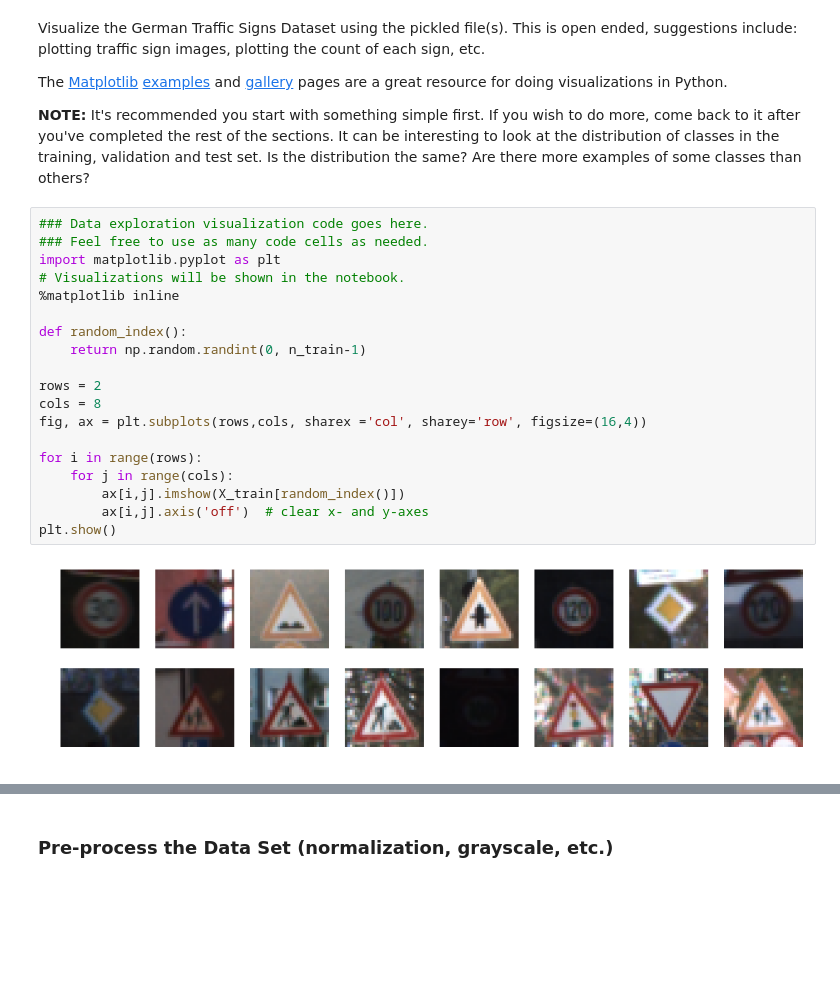
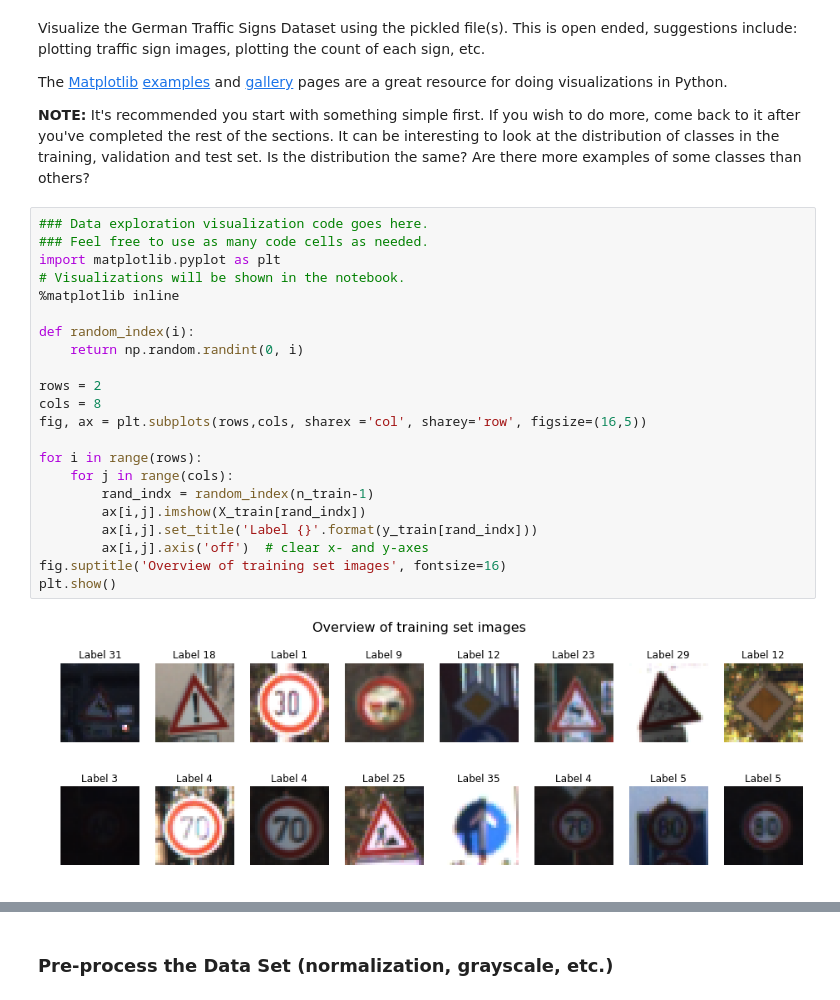
Before and after one commit to juandarr/German-traffic-sign-classifier, a Jupyter notebook: Traffic_Sign_Classifier.ipynb, the cells around one changed output, grey strips where cells are left out. Cells and saved outputs as stored; diff of their text form; blank space fills up the shorter version.

```diff
--- a/Traffic_Sign_Classifier.ipynb
+++ b/Traffic_Sign_Classifier.ipynb
@@ -96,21 +98,24 @@ The [Matplotlib](http://matplotlib.org/) [examples](http://matplotlib.org/exampl
 # %%
 ### Data exploration visualization code goes here.
 ### Feel free to use as many code cells as needed.
 import matplotlib.pyplot as plt
 # Visualizations will be shown in the notebook.
 %matplotlib inline
 
-def random_index():
-    return np.random.randint(0, n_train-1)
+def random_index(i):
+    return np.random.randint(0, i)
 
 rows = 2
 cols = 8
-fig, ax = plt.subplots(rows,cols, sharex ='col', sharey='row', figsize=(16,4))
+fig, ax = plt.subplots(rows,cols, sharex ='col', sharey='row', figsize=(16,5))
 
 for i in range(rows):
     for j in range(cols):
-        ax[i,j].imshow(X_train[random_index()])
+        rand_indx = random_index(n_train-1)
+        ax[i,j].imshow(X_train[rand_indx])
+        ax[i,j].set_title('Label {}'.format(y_train[rand_indx]))
         ax[i,j].axis('off')  # clear x- and y-axes
+fig.suptitle('Overview of training set images', fontsize=16)
 plt.show()
 # %% [output]
-[figure, old version]
+[figure, new version]
```
Also changed, not shown: parts of 36 cells of this notebook, 7 other files.
